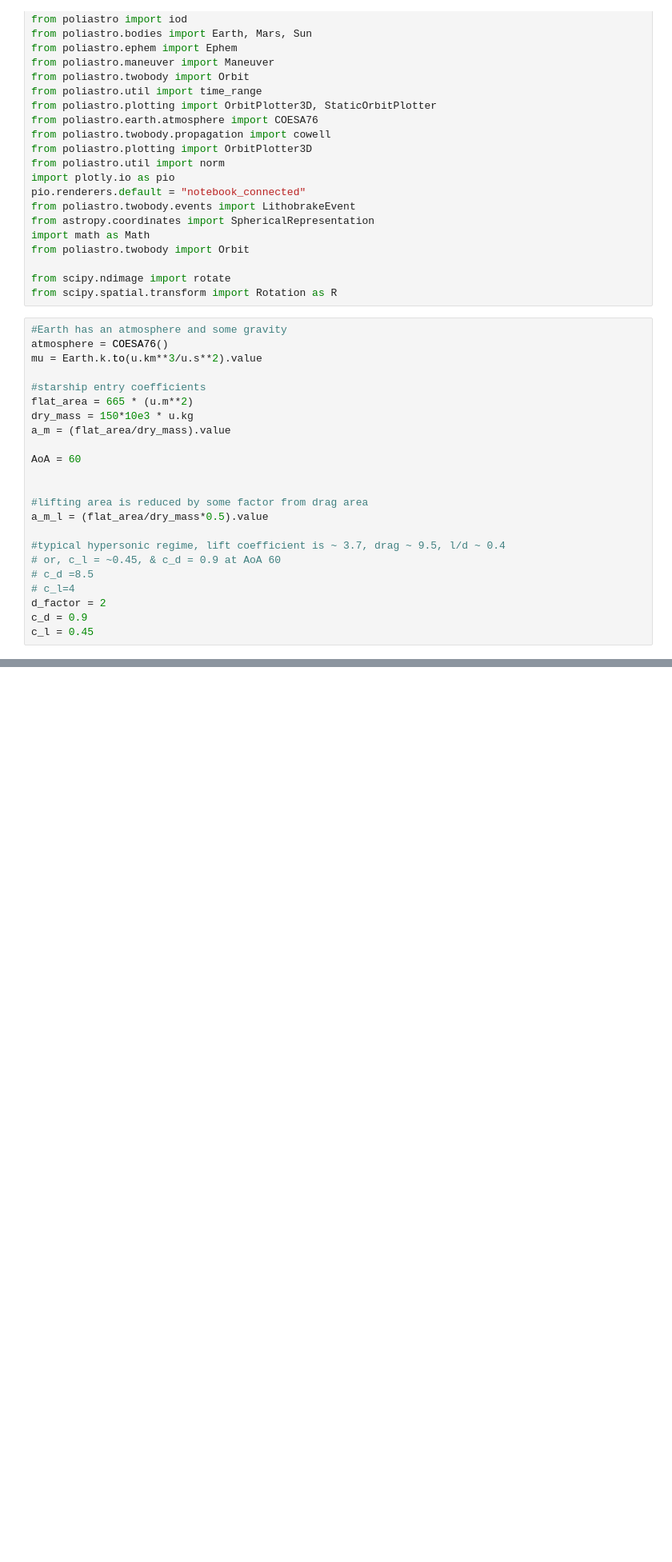
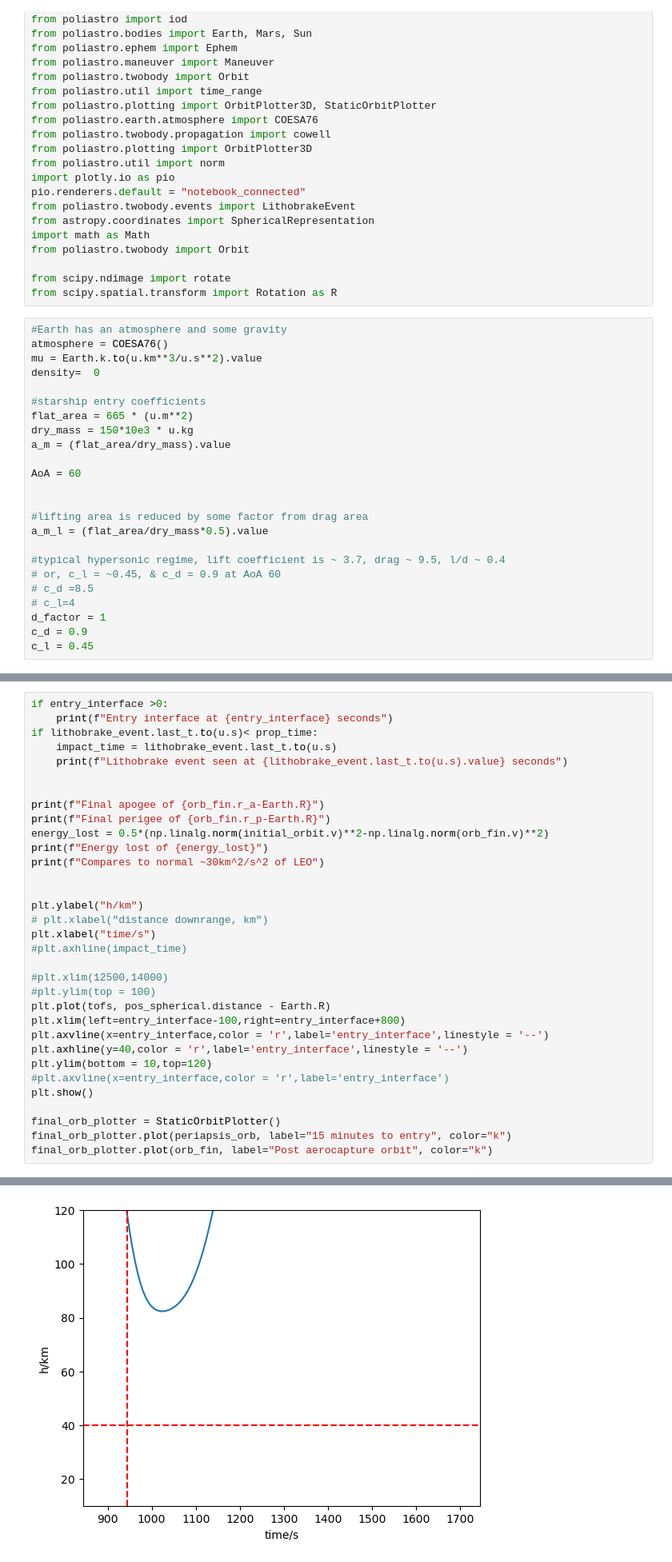
Before and after one commit to jackSN8/mars-3-months, a Jupyter notebook: hyperbolic-earth-entry.ipynb, the cells around one changed output, grey strips where cells are left out. Shown at 80% size. Cells and saved outputs as stored; diff of their text form; blank space fills up the shorter version.

Commit message:
early aerocapture sims

```diff
--- a/hyperbolic-earth-entry.ipynb
+++ b/hyperbolic-earth-entry.ipynb
@@ -33,6 +33,7 @@ from scipy.spatial.transform import Rotation as R
 #Earth has an atmosphere and some gravity
 atmosphere = COESA76()
 mu = Earth.k.to(u.km**3/u.s**2).value
+density=  0
 
 #starship entry coefficients
 flat_area = 665 * (u.m**2)
@@ -49,6 +50,6 @@ a_m_l = (flat_area/dry_mass*0.5).value
 # or, c_l = ~0.45, & c_d = 0.9 at AoA 60
 # c_d =8.5
 # c_l=4
-d_factor = 2
+d_factor = 1
 c_d = 0.9
 c_l = 0.45
@@ -56,0 +210,34 @@ c_l = 0.45
+# %%
+if entry_interface >0:
+    print(f"Entry interface at {entry_interface} seconds")
+if lithobrake_event.last_t.to(u.s)< prop_time:
+    impact_time = lithobrake_event.last_t.to(u.s)
+    print(f"Lithobrake event seen at {lithobrake_event.last_t.to(u.s).value} seconds")
+
+
+print(f"Final apogee of {orb_fin.r_a-Earth.R}")
+print(f"Final perigee of {orb_fin.r_p-Earth.R}")
+energy_lost = 0.5*(np.linalg.norm(initial_orbit.v)**2-np.linalg.norm(orb_fin.v)**2)
+print(f"Energy lost of {energy_lost}")
+print(f"Compares to normal ~30km^2/s^2 of LEO")
+
+
+plt.ylabel("h/km")
+# plt.xlabel("distance downrange, km")
+plt.xlabel("time/s")
+#plt.axhline(impact_time)
+
+#plt.xlim(12500,14000)
+#plt.ylim(top = 100)
+plt.plot(tofs, pos_spherical.distance - Earth.R)
+plt.xlim(left=entry_interface-100,right=entry_interface+800)
+plt.axvline(x=entry_interface,color = 'r',label='entry_interface',linestyle = '--')
+plt.axhline(y=40,color = 'r',label='entry_interface',linestyle = '--')
+plt.ylim(bottom = 10,top=120)
+#plt.axvline(x=entry_interface,color = 'r',label='entry_interface')
+plt.show()
+
+final_orb_plotter = StaticOrbitPlotter()
+final_orb_plotter.plot(periapsis_orb, label="15 minutes to entry", color="k")
+final_orb_plotter.plot(orb_fin, label="Post aerocapture orbit", color="k")
+# %% [output]
@@ -56,0 +249 @@ c_l = 0.45
+[figure, added]
```
Also changed, not shown: parts of 8 cells of this notebook, 4 other files.
